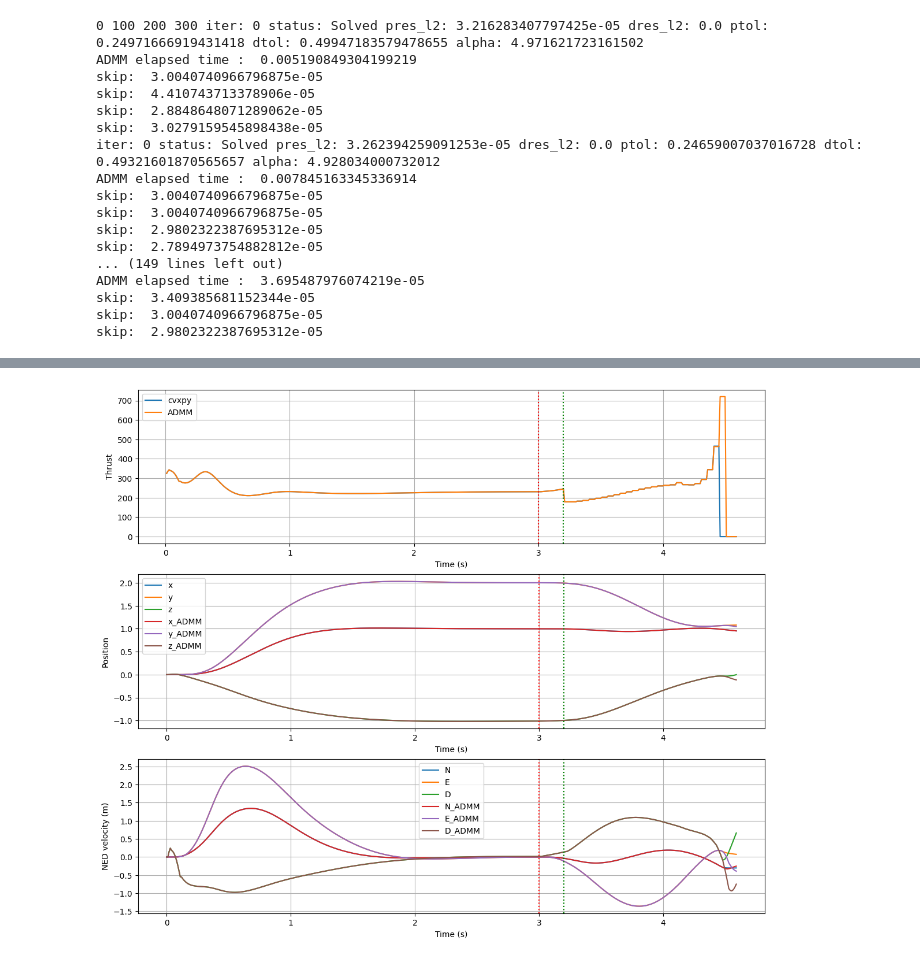
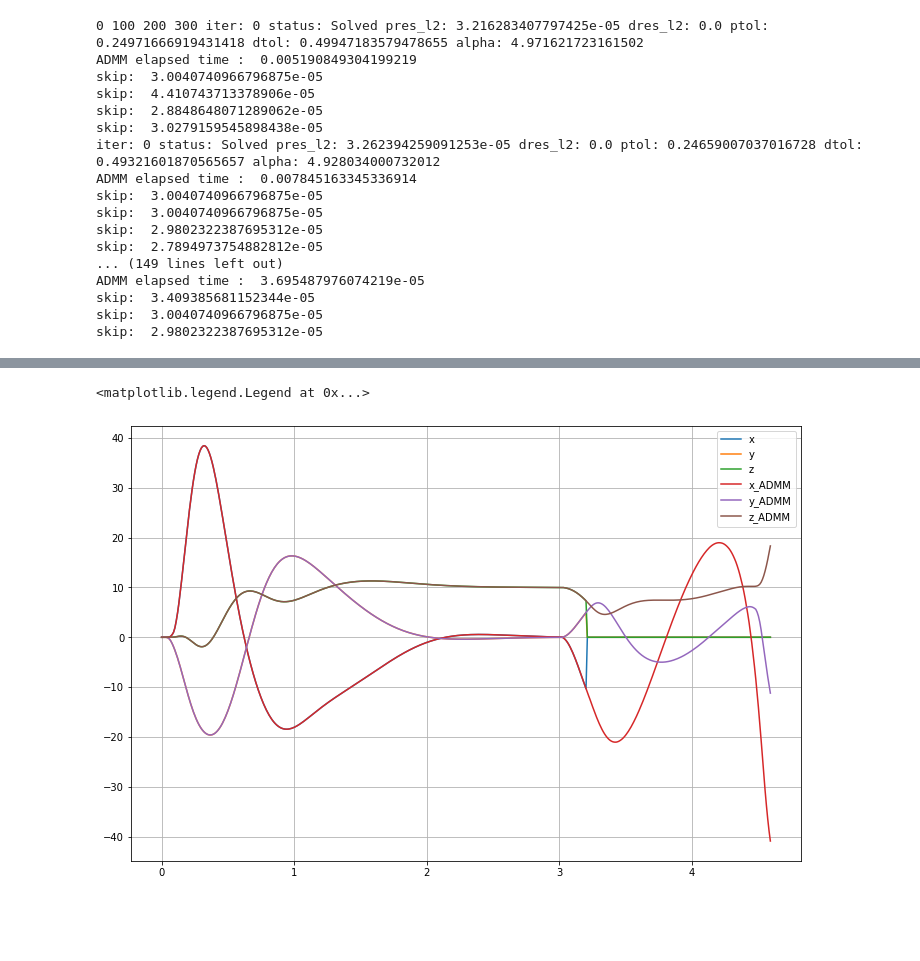
Before and after one commit to acsl-inha/drone_simulation, a Jupyter notebook: src/Euler_angle_guidance.ipynb, the cells around one changed output, grey strips where cells are left out. Drawn from its saved outputs; the diff is of its cells as text; code cells hidden in the pictures; blank space fills up the shorter version.

```diff
--- a/src/Euler_angle_guidance.ipynb
+++ b/src/Euler_angle_guidance.ipynb
@@ -687,46 +715,13 @@ plt.grid()
-# %%
-plt.figure(num=6, figsize=(14,12), dpi=100)
-plt.subplot(311)
-plt.plot(t[1:],G[0,:],label='cvxpy')
-plt.plot(t2[1:],G2[0,:],label='ADMM')
-plt.axvline(t_fail, linestyle=':',  color='r')
-plt.axvline(t_fail + t_detect, linestyle=':',  color='g')
-plt.ylabel("Thrust")
-plt.xlabel("Time (s)")
-plt.grid()
-plt.legend()
-plt.subplot(312)
-plt.plot(t[:],X[6,:],label='x')
-plt.plot(t[:],X[7,:],label='y')
-plt.plot(t[:],X[8,:],label='z')
-plt.plot(t2[:],X2[6,:],label='x_ADMM')
-plt.plot(t2[:],X2[7,:],label='y_ADMM')
-plt.plot(t2[:],X2[8,:],label='z_ADMM')
-# plt.plot(t[:],X[9,:]*Rad2Deg,label='x')
-# plt.plot(t[:],X[10,:]*Rad2Deg,label='y')
-# plt.plot(t[:],X[11,:]*Rad2Deg,label='z')
-# plt.plot(t[:],X2[9,:]*Rad2Deg,label='x_ADMM')
-# plt.plot(t[:],X2[10,:]*Rad2Deg,label='y_ADMM')
-# plt.plot(t[:],X2[11,:]*Rad2Deg,label='z_ADMM')
-plt.axvline(t_fail, linestyle=':',  color='r')
-plt.axvline(t_fail + t_detect, linestyle=':',  color='g')
-plt.ylabel("Position")
-plt.xlabel("Time (s)")
-plt.legend()
-plt.grid()
-plt.subplot(313)
-plt.plot(t, dX[6,:],label='N')
-plt.plot(t, dX[7,:],label='E')
-plt.plot(t, dX[8,:],label='D')
-plt.plot(t2,dX2[6,:],label='N_ADMM')
-plt.plot(t2,dX2[7,:],label='E_ADMM')
-plt.plot(t2,dX2[8,:],label='D_ADMM')
-plt.axvline(t_fail, linestyle=':',  color='r')
-plt.axvline(t_fail + t_detect, linestyle=':',  color='g')
-plt.xlabel('Time (s)')
-plt.ylabel('NED velocity (m)')
-#plt.xlim(2,3)
-plt.legend()
-plt.grid()
-# %% [output]
-[figure, removed]
+# %%
+plt.figure(figsize=(12,8))
+plt.plot(t[:],X[9,:]*Rad2Deg,label='x')
+plt.plot(t[:],X[10,:]*Rad2Deg,label='y')
+plt.plot(t[:],X[11,:]*Rad2Deg,label='z')
+plt.plot(t[:],X2[9,:]*Rad2Deg,label='x_ADMM')
+plt.plot(t[:],X2[10,:]*Rad2Deg,label='y_ADMM')
+plt.plot(t[:],X2[11,:]*Rad2Deg,label='z_ADMM')
+plt.grid()
+plt.legend()
+# %% [output]
+<matplotlib.legend.Legend at 0x...>
+[figure, added]
```
Also changed, not shown: parts of 3 cells of this notebook.
